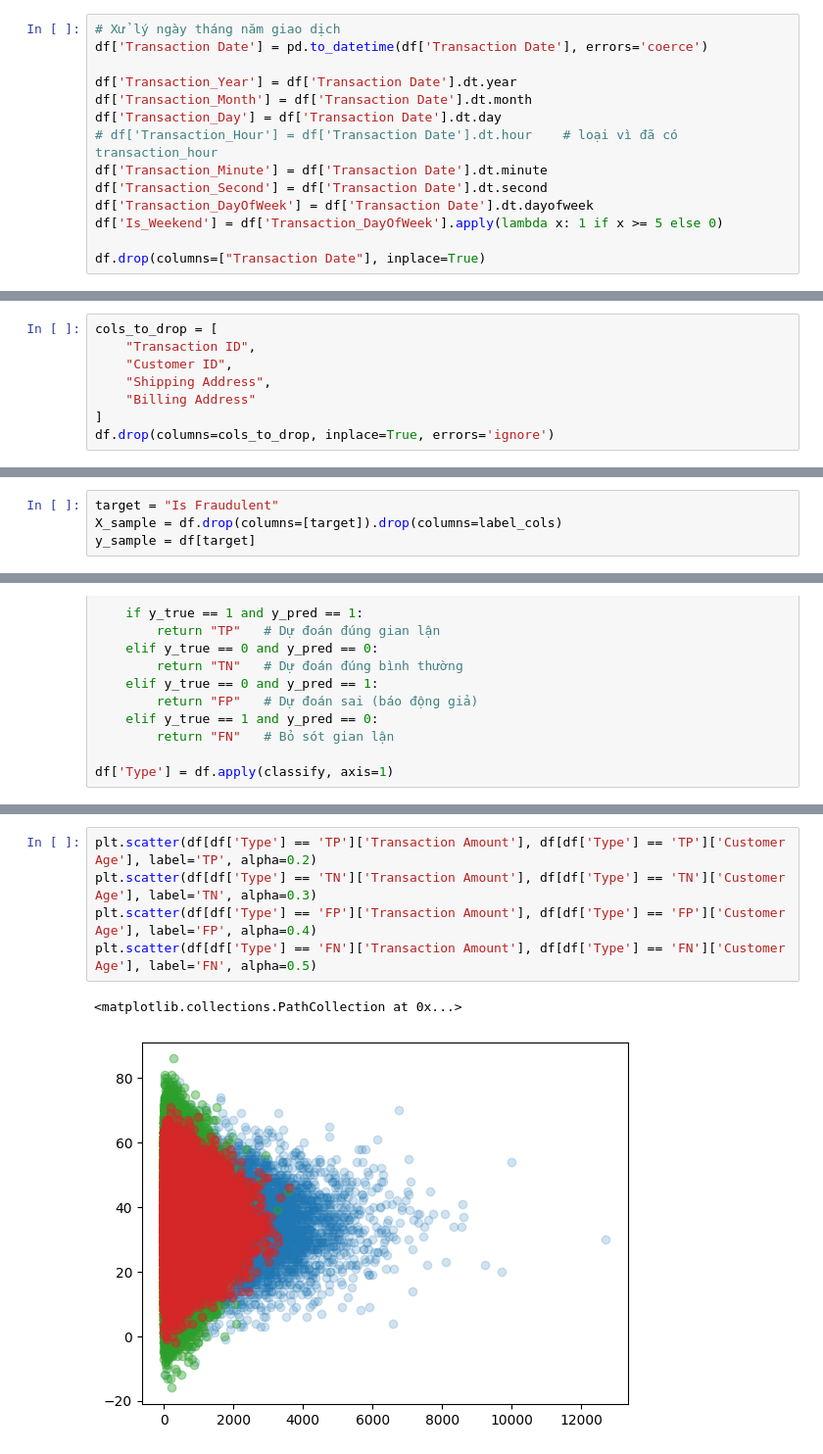
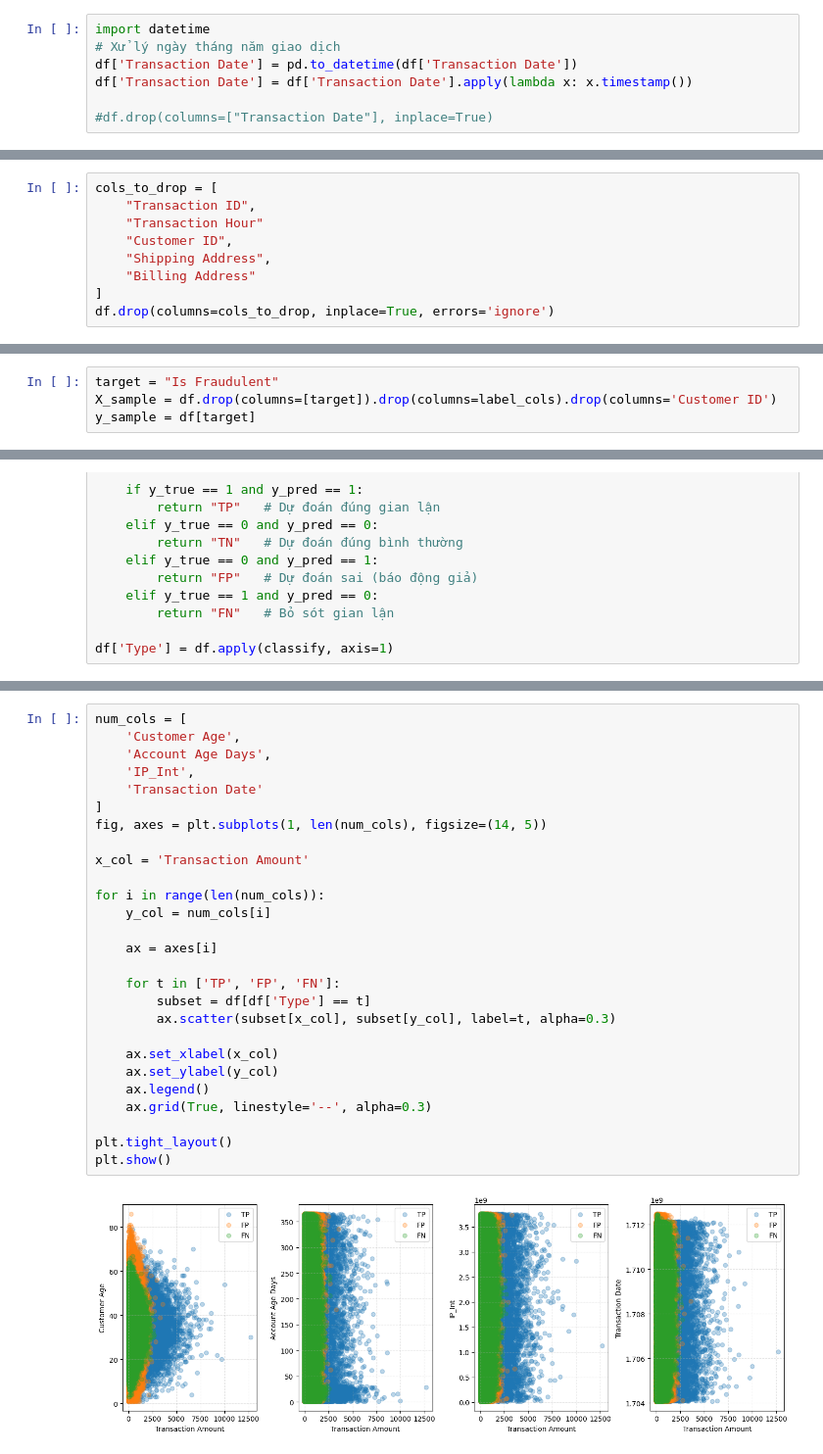
Before and after one commit to pentakll4002/IS403_Q13, a Jupyter notebook: isolation_forest.ipynb, the cells around one changed output, grey strips where cells are left out. Shown at 98% size. Cells and saved outputs as stored; diff of their text form.

```diff
--- a/isolation_forest.ipynb
+++ b/isolation_forest.ipynb
@@ -147,15 +138,8 @@ df.shape
 # %%
+import datetime
 # Xử lý ngày tháng năm giao dịch
-df['Transaction Date'] = pd.to_datetime(df['Transaction Date'], errors='coerce')
+df['Transaction Date'] = pd.to_datetime(df['Transaction Date'])
+df['Transaction Date'] = df['Transaction Date'].apply(lambda x: x.timestamp())
 
-df['Transaction_Year'] = df['Transaction Date'].dt.year
-df['Transaction_Month'] = df['Transaction Date'].dt.month
-df['Transaction_Day'] = df['Transaction Date'].dt.day
-# df['Transaction_Hour'] = df['Transaction Date'].dt.hour    # loại vì đã có transaction_hour
-df['Transaction_Minute'] = df['Transaction Date'].dt.minute
-df['Transaction_Second'] = df['Transaction Date'].dt.second
-df['Transaction_DayOfWeek'] = df['Transaction Date'].dt.dayofweek
-df['Is_Weekend'] = df['Transaction_DayOfWeek'].apply(lambda x: 1 if x >= 5 else 0)
-
-df.drop(columns=["Transaction Date"], inplace=True)
+#df.drop(columns=["Transaction Date"], inplace=True)
 # %%
@@ -171,6 +162,7 @@ df[['Transaction_Year', 'Transaction_Month', 'Transaction_Day',
 # %%
 cols_to_drop = [
     "Transaction ID",
+    "Transaction Hour"
     "Customer ID",
     "Shipping Address",
     "Billing Address"
@@ -232,6 +231,6 @@ df
 # %%
 target = "Is Fraudulent"
-X_sample = df.drop(columns=[target]).drop(columns=label_cols)
+X_sample = df.drop(columns=[target]).drop(columns=label_cols).drop(columns='Customer ID')
 y_sample = df[target]
 # %%
 X_sample
@@ -457,8 +471,29 @@ plt.show()
 # %%
-plt.scatter(df[df['Type'] == 'TP']['Transaction Amount'], df[df['Type'] == 'TP']['Customer Age'], label='TP', alpha=0.2)
-plt.scatter(df[df['Type'] == 'TN']['Transaction Amount'], df[df['Type'] == 'TN']['Customer Age'], label='TN', alpha=0.3)
-plt.scatter(df[df['Type'] == 'FP']['Transaction Amount'], df[df['Type'] == 'FP']['Customer Age'], label='FP', alpha=0.4)
-plt.scatter(df[df['Type'] == 'FN']['Transaction Amount'], df[df['Type'] == 'FN']['Customer Age'], label='FN', alpha=0.5)
+num_cols = [
+    'Customer Age',
+    'Account Age Days',
+    'IP_Int',
+    'Transaction Date'
+]
+fig, axes = plt.subplots(1, len(num_cols), figsize=(14, 5))
+
+x_col = 'Transaction Amount'
+
+for i in range(len(num_cols)):
+    y_col = num_cols[i]
+
+    ax = axes[i]
+
+    for t in ['TP', 'FP', 'FN']:
+        subset = df[df['Type'] == t]
+        ax.scatter(subset[x_col], subset[y_col], label=t, alpha=0.3)
+
+    ax.set_xlabel(x_col)
+    ax.set_ylabel(y_col)
+    ax.legend()
+    ax.grid(True, linestyle='--', alpha=0.3)
+
+plt.tight_layout()
+plt.show()
 # %% [output]
-<matplotlib.collections.PathCollection at 0x...>
-[figure, old version]
+[figure, new version]
```
Also changed, not shown: parts of 18 cells of this notebook.
